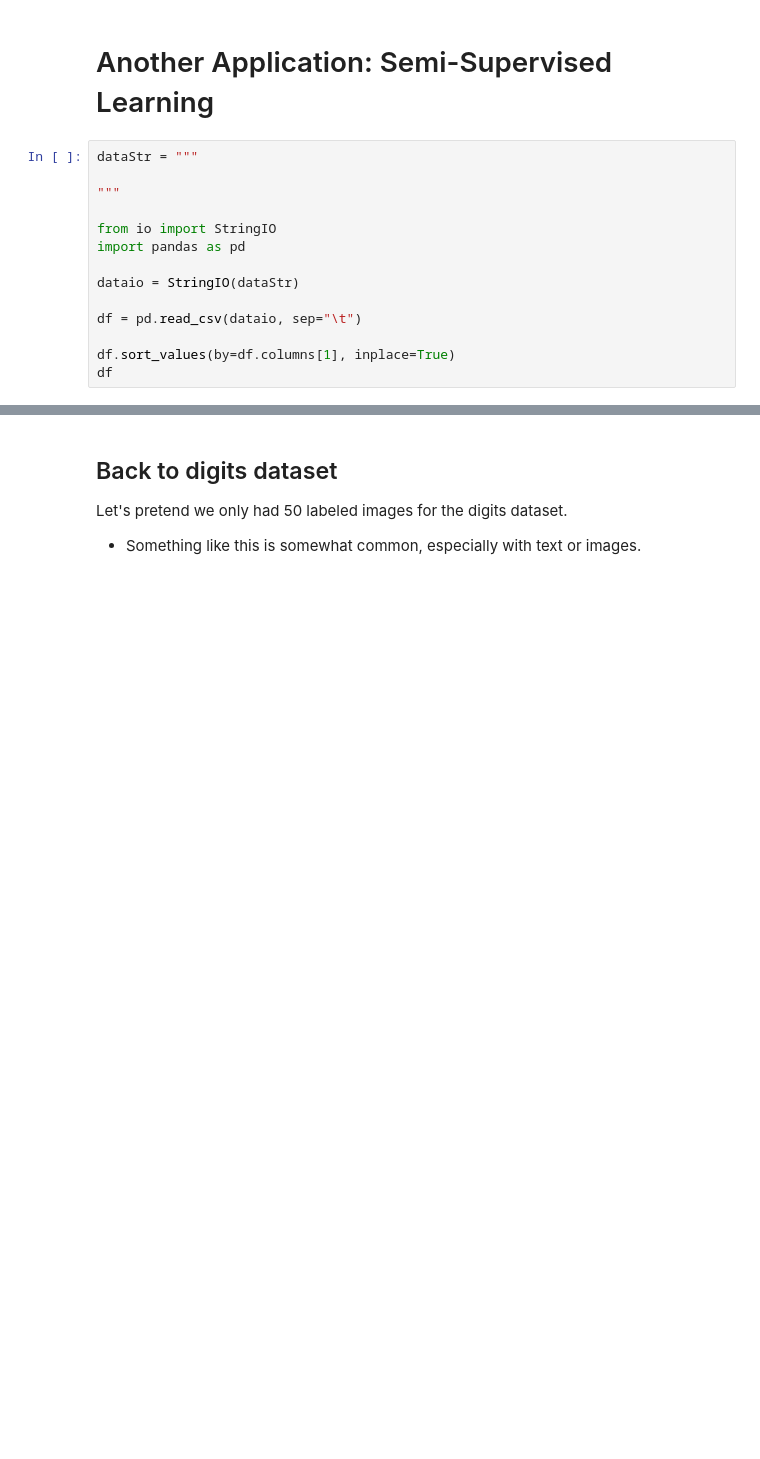
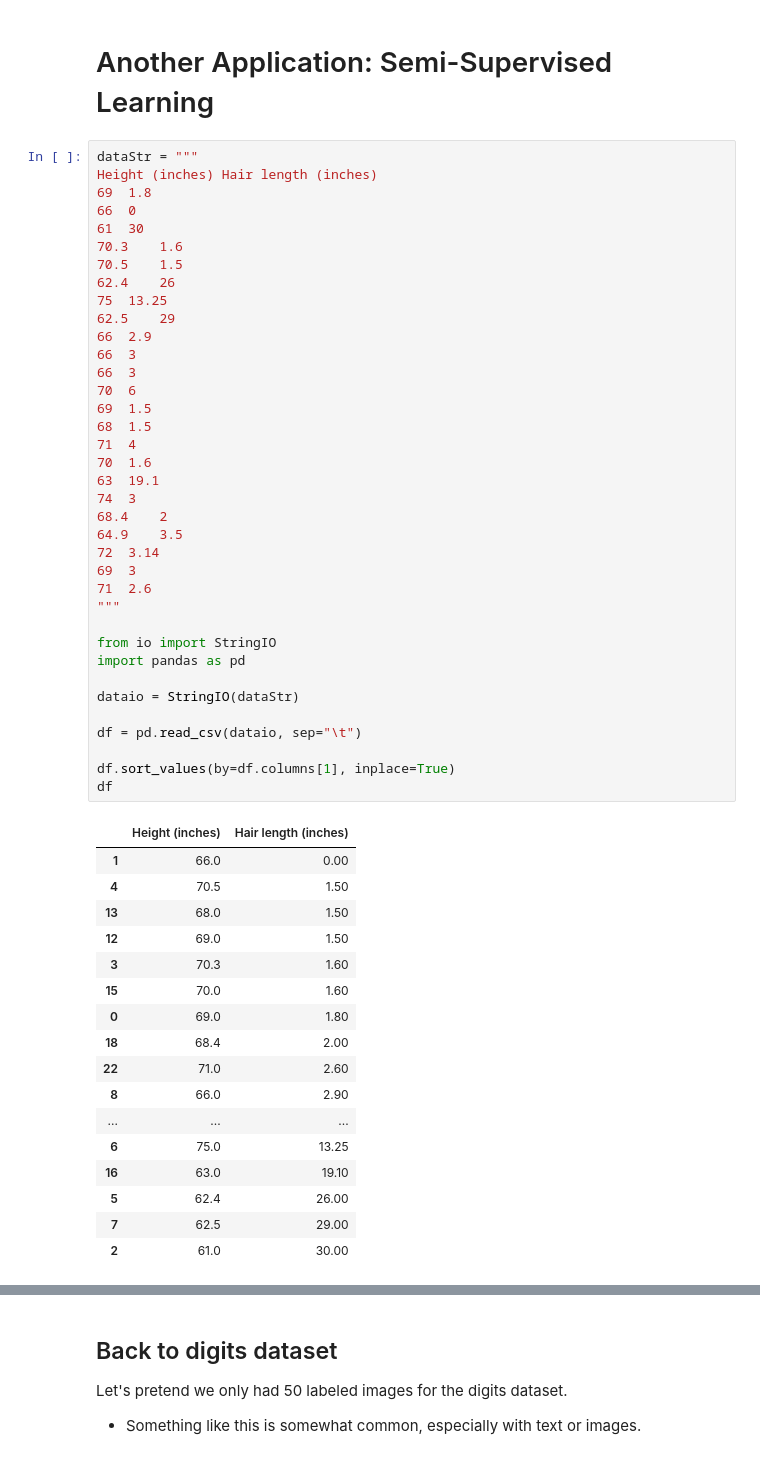
Before and after one commit to Sritejam/DS602_Spring2024, a Jupyter notebook: week11 - clustering and unsupervised learning/clustering.ipynb, the cells around one changed output, grey strips where cells are left out. Drawn from its saved outputs; the diff is of its cells as text; blank space fills up the shorter version.

```diff
--- a/week11 - clustering and unsupervised learning/clustering.ipynb
+++ b/week11 - clustering and unsupervised learning/clustering.ipynb
@@ -379,20 +419,61 @@ print(f'Using k-means preprocesser: {p_score:.2%}')
 - We picked $100$ based on literature on this dataset, but you would want to search for the best values.
 # %% [markdown]
 # Another Application: Semi-Supervised Learning
-# %%
-dataStr = """
-
-"""
-
-from io import StringIO
-import pandas as pd
-
-dataio = StringIO(dataStr)
-
-df = pd.read_csv(dataio, sep="\t")
-
-df.sort_values(by=df.columns[1], inplace=True)
-df
+# %%
+dataStr = """
+Height (inches)	Hair length (inches)
+69	1.8
+66	0
+61	30
+70.3	1.6
+70.5	1.5
+62.4	26
+75	13.25
+62.5	29
+66	2.9
+66	3
+66	3
+70	6
+69	1.5
+68	1.5
+71	4
+70	1.6
+63	19.1
+74	3
+68.4	2
+64.9	3.5
+72	3.14
+69	3
+71	2.6
+"""
+
+from io import StringIO
+import pandas as pd
+
+dataio = StringIO(dataStr)
+
+df = pd.read_csv(dataio, sep="\t")
+
+df.sort_values(by=df.columns[1], inplace=True)
+df
+# %% [output]
+|  | Height (inches) | Hair length (inches) |
+| 1 | 66.0 | 0.00 |
+| 4 | 70.5 | 1.50 |
+| 13 | 68.0 | 1.50 |
+| 12 | 69.0 | 1.50 |
+| 3 | 70.3 | 1.60 |
+| 15 | 70.0 | 1.60 |
+| 0 | 69.0 | 1.80 |
+| 18 | 68.4 | 2.00 |
+| 22 | 71.0 | 2.60 |
+| 8 | 66.0 | 2.90 |
+| ... | ... | ... |
+| 6 | 75.0 | 13.25 |
+| 16 | 63.0 | 19.10 |
+| 5 | 62.4 | 26.00 |
+| 7 | 62.5 | 29.00 |
+| 2 | 61.0 | 30.00 |
 # %%
 X = df[['Height (inches)', 'Hair length (inches)']]
 X.head()
```
Also changed, not shown: parts of 88 cells of this notebook.
